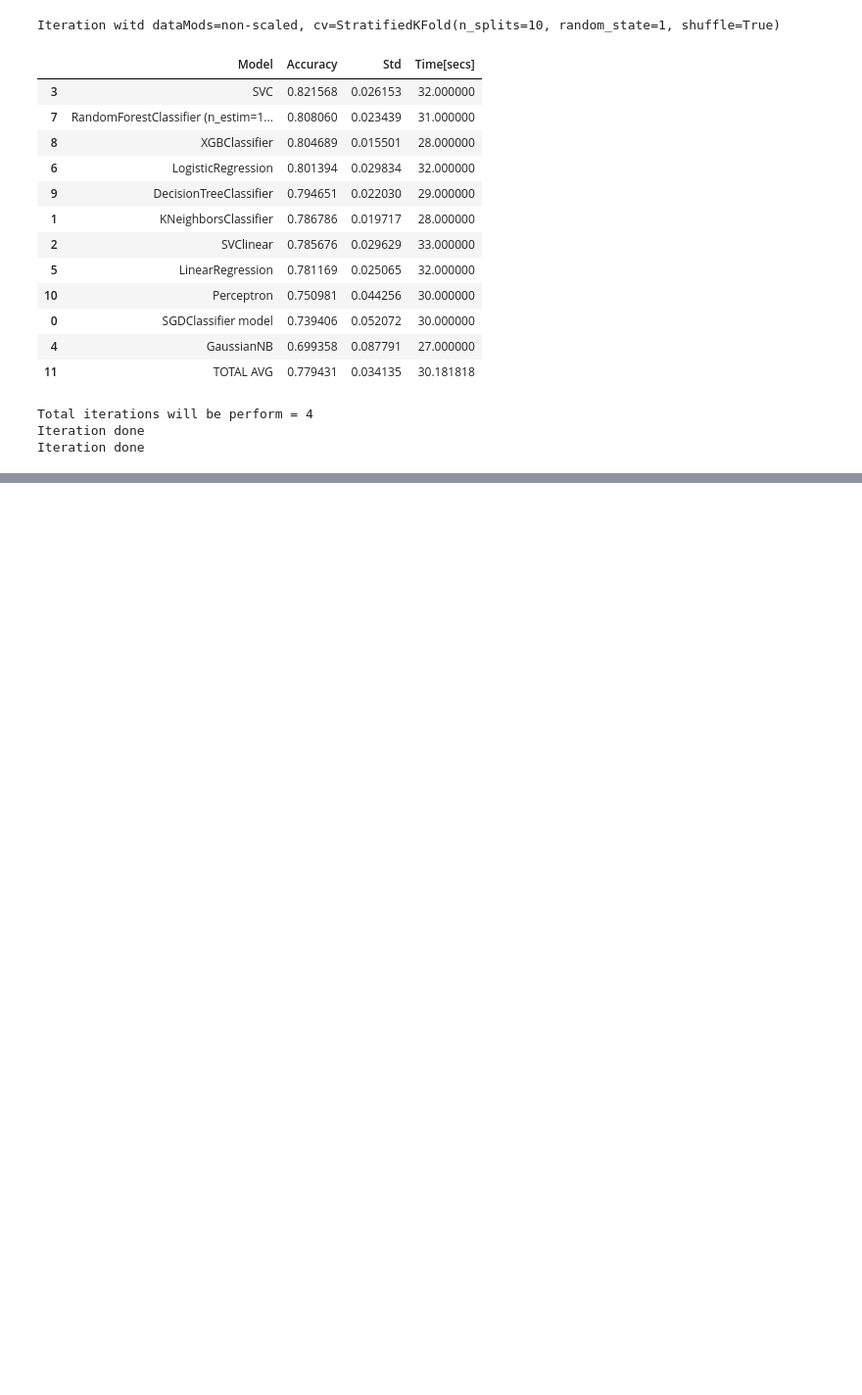
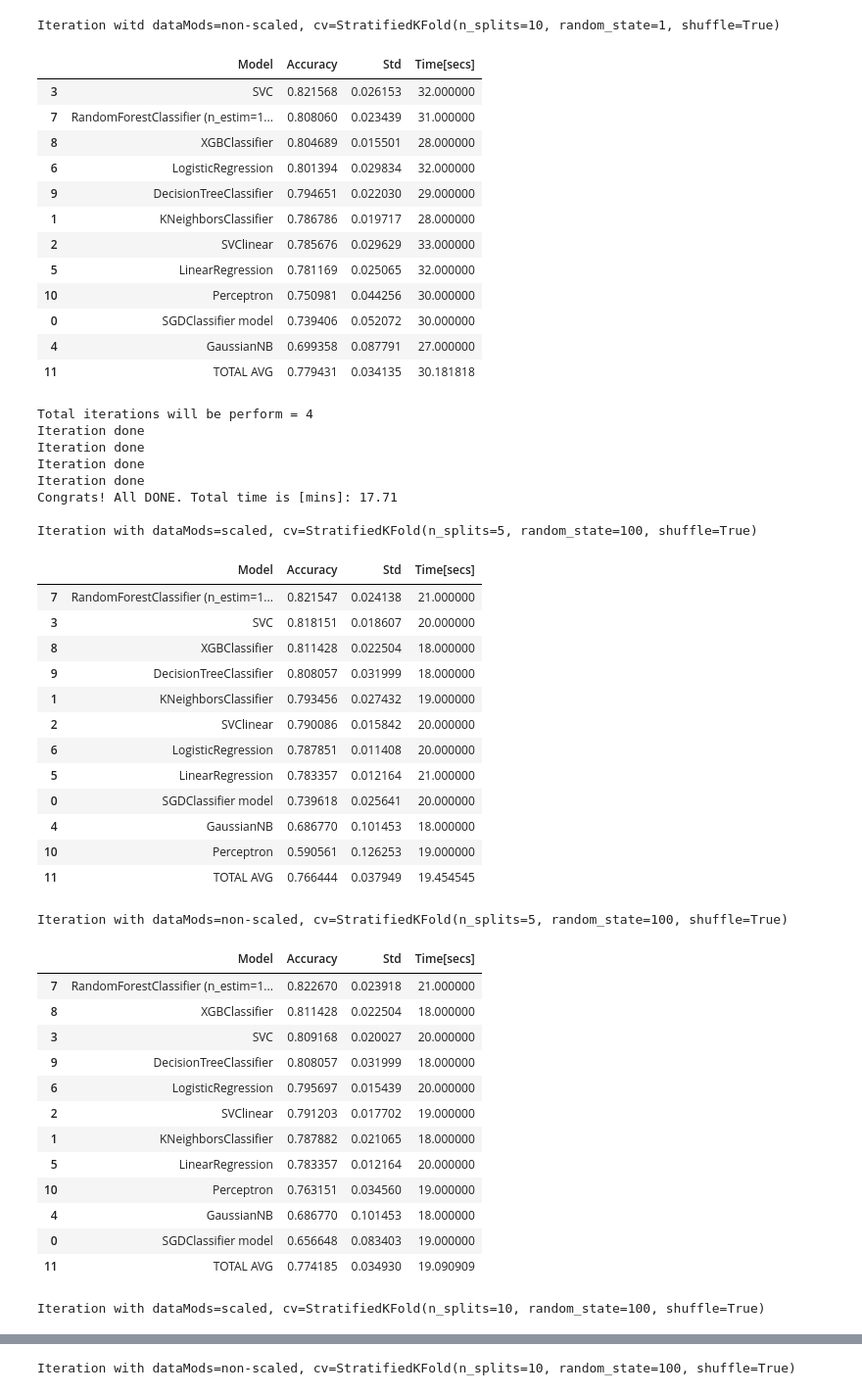
Before and after one commit to mise-pro/ml_competitions, a Jupyter notebook: kaggle_titanic/checkClfModelsRougly.ipynb, the cells around one changed output, grey strips where cells are left out. Shown at 98% size. Drawn from its saved outputs; the diff is of its cells as text; code cells hidden in the pictures; blank space fills up the shorter version.

```diff
--- a/kaggle_titanic/checkClfModelsRougly.ipynb
+++ b/kaggle_titanic/checkClfModelsRougly.ipynb
@@ -16,6 +16,7 @@ The autoreload extension is already loaded. To reload it, use:
 # %%
 dataTrain, dataTarget, _ , dataTrainScaled, _, selectedFeatures = joblib.load('dumps_clean_data/dataDump.pkl')
 dataTrain = dataTrain[selectedFeatures]
+dataTrainScaled = dataTrainScaled[selectedFeatures]
 # %% [markdown]
 ## задача этого ноута - построить кроссвалидацию + все начальные модели
 # %% [markdown]
@@ -33,5 +39,6 @@ dataTrain = dataTrain[selectedFeatures]
 # %%
 RS = 1
+nSamples = len(dataTrain)
 
 cvs = [
     StratifiedKFold(n_splits = 5, shuffle=True, random_state=RS),
@@ -39,11 +46,12 @@ cvs = [
     ]
 
 dataTrainMods = [
-    ['scaled', dataTrainScaled],
-    ['non-scaled', dataTrain]
+    ['scaled', dataTrainScaled[:nSamples]],
+    ['non-scaled', dataTrain[:nSamples]]
     ]
 # %%
-results = ccm.global_check_clf_models (dataTrainMods, dataTarget[:], cvs, RS, n_jobs = -1)#, debugMode=1)
+
+results = ccm.global_check_clf_models (dataTrainMods, dataTarget[:nSamples], cvs, RS, n_jobs = -1)#, debugMode=1)
 for result in results:
     print('Iteration with dataMods={}, cv={}'.format(result[0],result[1]))
     display(result[2])
@@ -110,23 +118,57 @@ Iteration witd dataMods=non-scaled, cv=StratifiedKFold(n_splits=10, random_state
 | 11 | TOTAL AVG | 0.779431 | 0.034135 | 30.181818 |
 # %%
 RS = 100
+nSamples = len(dataTrain)
 
 cvs = [
     StratifiedKFold(n_splits = 5, shuffle=True, random_state=RS),
     StratifiedKFold(n_splits = 10, shuffle=True, random_state=RS)
     ]
 
 dataTrainMods = [
-    ['scaled', dataTrainScaled],
-    ['non-scaled', dataTrain]
+    ['scaled', dataTrainScaled[:nSamples]],
+    ['non-scaled', dataTrain[:nSamples]]
     ]
 
-results = ccm.global_check_clf_models (dataTrainMods, dataTarget[:], cvs, RS, n_jobs = -1)#, debugMode=1)
+results = ccm.global_check_clf_models (dataTrainMods, dataTarget[:nSamples], cvs, RS, n_jobs = -1)#, debugMode=1)
 for result in results:
     print('Iteration with dataMods={}, cv={}'.format(result[0],result[1]))
     display(result[2])
     print ('\n')
 # %% [output]
 Total iterations will be perform = 4
 Iteration done
 Iteration done
+Iteration done
+Iteration done
+Congrats! All DONE. Total time is [mins]: 17.71
+
+Iteration with dataMods=scaled, cv=StratifiedKFold(n_splits=5, random_state=100, shuffle=True)
+|  | Model | Accuracy | Std | Time[secs] |
+| 7 | RandomForestClassifier (n_estim=1... | 0.821547 | 0.024138 | 21.000000 |
+| 3 | SVC | 0.818151 | 0.018607 | 20.000000 |
+| 8 | XGBClassifier | 0.811428 | 0.022504 | 18.000000 |
+| 9 | DecisionTreeClassifier | 0.808057 | 0.031999 | 18.000000 |
+| 1 | KNeighborsClassifier | 0.793456 | 0.027432 | 19.000000 |
+| 2 | SVClinear | 0.790086 | 0.015842 | 20.000000 |
+| 6 | LogisticRegression | 0.787851 | 0.011408 | 20.000000 |
+| 5 | LinearRegression | 0.783357 | 0.012164 | 21.000000 |
+| 0 | SGDClassifier model | 0.739618 | 0.025641 | 20.000000 |
+| 4 | GaussianNB | 0.686770 | 0.101453 | 18.000000 |
+| 10 | Perceptron | 0.590561 | 0.126253 | 19.000000 |
+| 11 | TOTAL AVG | 0.766444 | 0.037949 | 19.454545 |
+Iteration with dataMods=non-scaled, cv=StratifiedKFold(n_splits=5, random_state=100, shuffle=True)
+|  | Model | Accuracy | Std | Time[secs] |
+| 7 | RandomForestClassifier (n_estim=1... | 0.822670 | 0.023918 | 21.000000 |
+| 8 | XGBClassifier | 0.811428 | 0.022504 | 18.000000 |
+| 3 | SVC | 0.809168 | 0.020027 | 20.000000 |
+| 9 | DecisionTreeClassifier | 0.808057 | 0.031999 | 18.000000 |
+| 6 | LogisticRegression | 0.795697 | 0.015439 | 20.000000 |
+| 2 | SVClinear | 0.791203 | 0.017702 | 19.000000 |
+| 1 | KNeighborsClassifier | 0.787882 | 0.021065 | 18.000000 |
+| 5 | LinearRegression | 0.783357 | 0.012164 | 20.000000 |
+| 10 | Perceptron | 0.763151 | 0.034560 | 19.000000 |
+| 4 | GaussianNB | 0.686770 | 0.101453 | 18.000000 |
+| 0 | SGDClassifier model | 0.656648 | 0.083403 | 19.000000 |
+| 11 | TOTAL AVG | 0.774185 | 0.034930 | 19.090909 |
+Iteration with dataMods=scaled, cv=StratifiedKFold(n_splits=10, random_state=100, shuffle=True)
@@ -132,0 +188 @@ Iteration done
+Iteration with dataMods=non-scaled, cv=StratifiedKFold(n_splits=10, random_state=100, shuffle=True)
```
Also changed, not shown: parts of 3 cells of this notebook, 20 other files.
